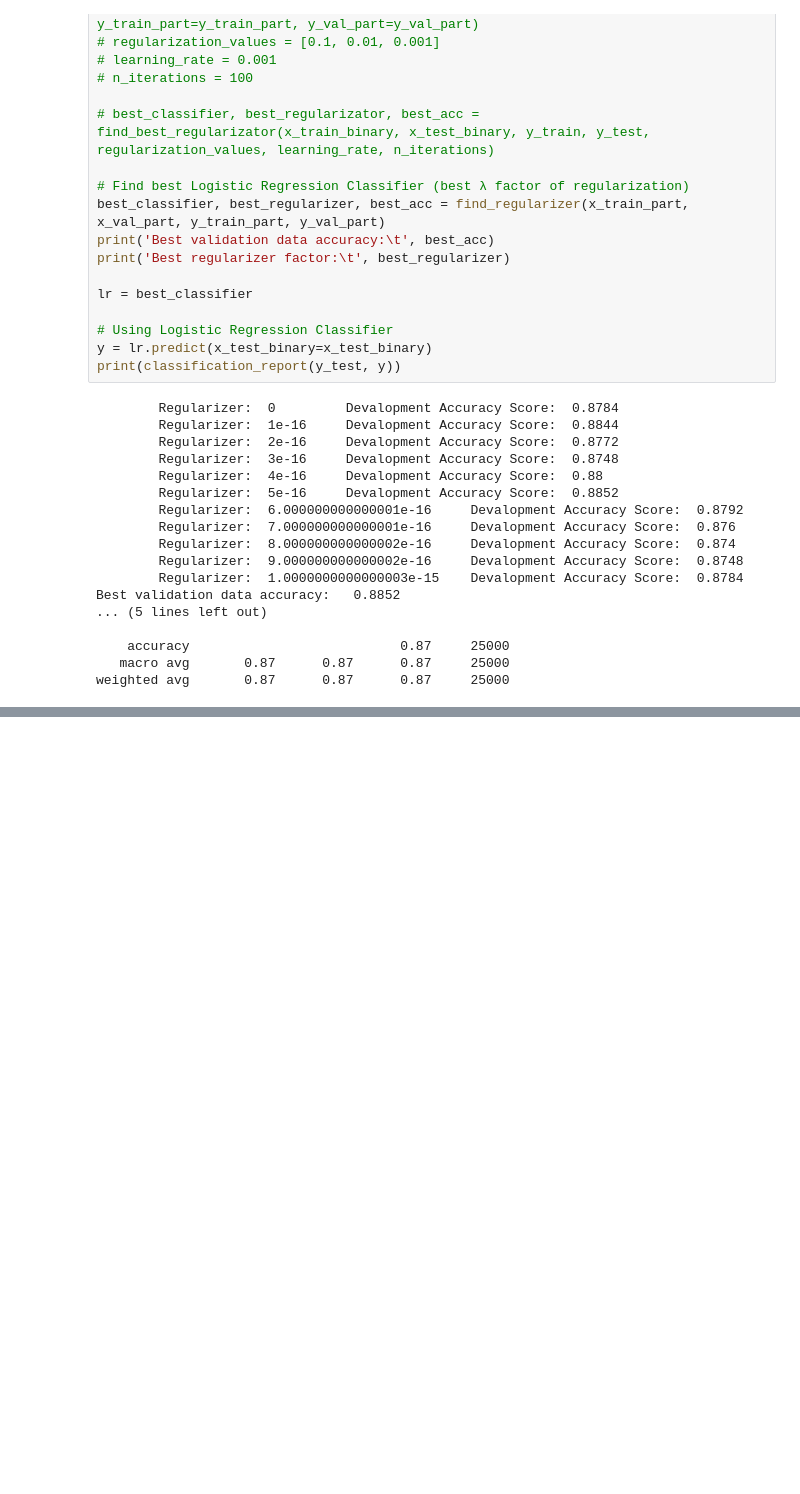
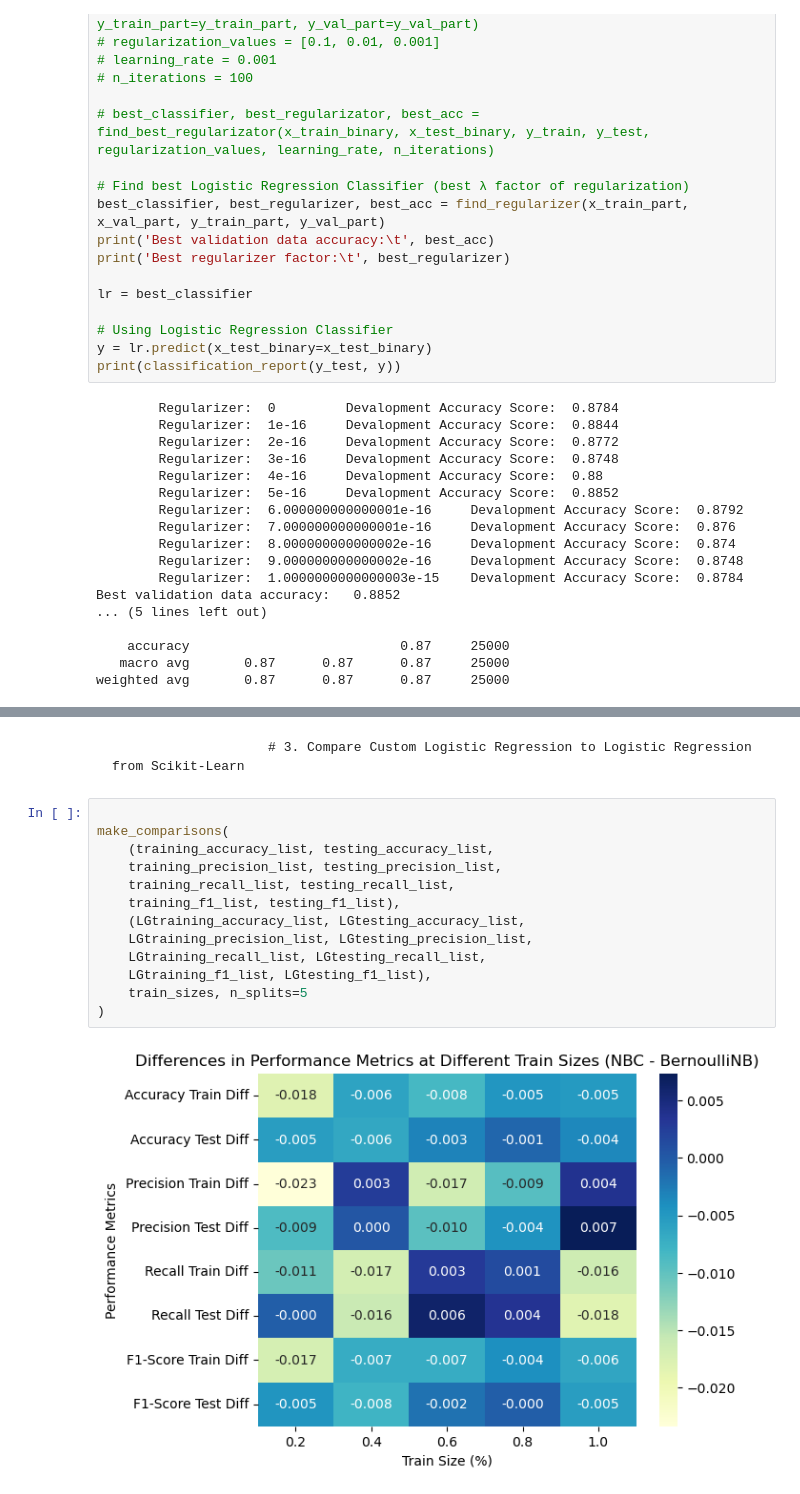
Before and after one commit to GwgwP/AI-Projects, a Jupyter notebook: secondProject/second_project.ipynb, the cells around one changed output, grey strips where cells are left out. Cells and saved outputs as stored; diff of their text form; blank space fills up the shorter version.

```diff
--- a/secondProject/second_project.ipynb
+++ b/secondProject/second_project.ipynb
@@ -906,0 +694,17 @@ weighted avg       0.87      0.87      0.87     25000
+# %% [markdown]
+                        # 3. Compare Custom Logistic Regression to Logistic Regression from Scikit-Learn
+# %%
+
+make_comparisons(
+    (training_accuracy_list, testing_accuracy_list,
+    training_precision_list, testing_precision_list,
+    training_recall_list, testing_recall_list,
+    training_f1_list, testing_f1_list),
+    (LGtraining_accuracy_list, LGtesting_accuracy_list,
+    LGtraining_precision_list, LGtesting_precision_list,
+    LGtraining_recall_list, LGtesting_recall_list,
+    LGtraining_f1_list, LGtesting_f1_list),
+    train_sizes, n_splits=5
+)
+# %% [output]
+[figure, added]
```
Also changed, not shown: parts of 42 cells of this notebook.
